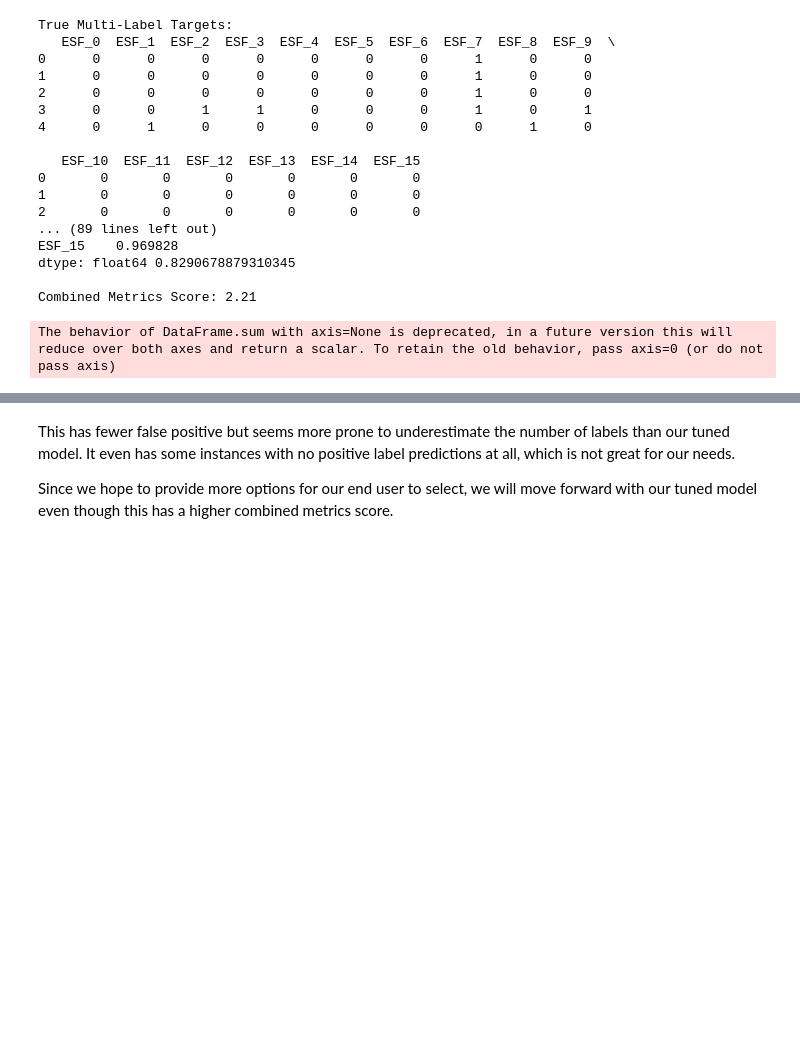
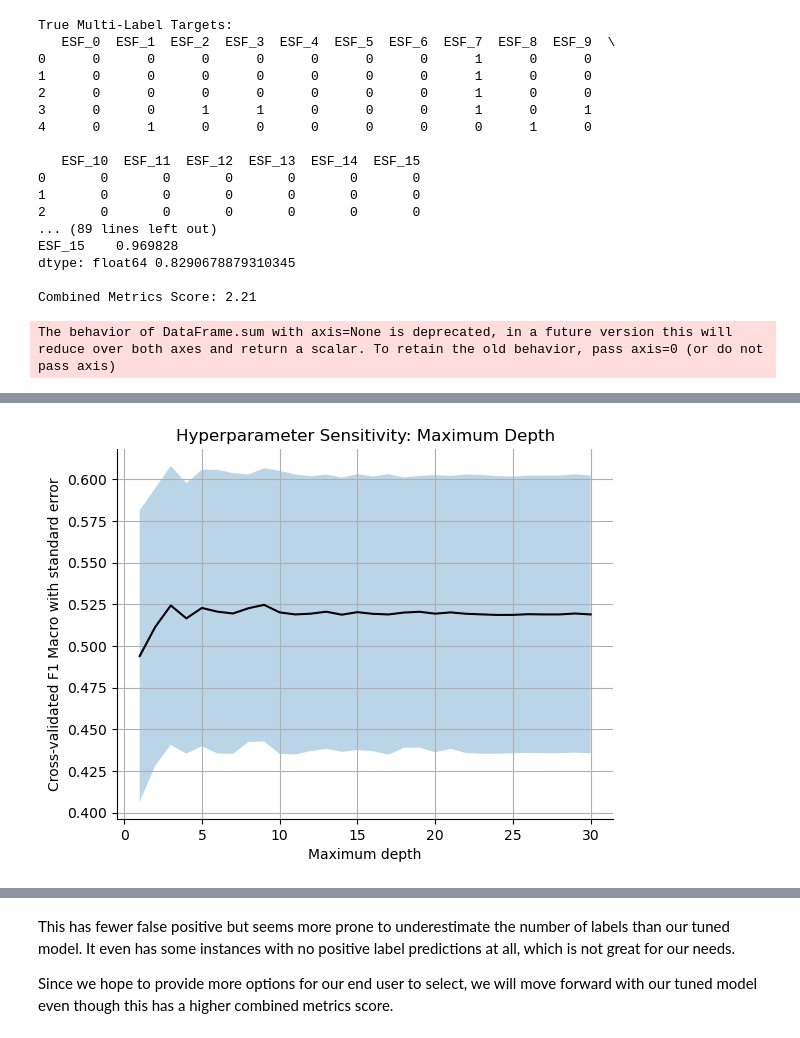
Before and after one commit to capstoneFA2025/FEMA-Recommender, a Jupyter notebook: multilabel_classification_model_selection_nontime.ipynb, the cells around one changed output, grey strips where cells are left out. Saved outputs shown, nothing was run; the diff lists cells and outputs as text; code cells hidden in the pictures; blank space fills up the shorter version.

Commit message:
added hyperparameter sensitivity and feature ablation

```diff
--- a/multilabel_classification_model_selection_nontime.ipynb
+++ b/multilabel_classification_model_selection_nontime.ipynb
@@ -989,0 +1008,3 @@ The behavior of DataFrame.sum with axis=None is deprecated, in a future version
+# %%
+best_params = study_brxgb_best_params_xgb.copy()
+best_params
@@ -989,0 +1023,39 @@ The behavior of DataFrame.sum with axis=None is deprecated, in a future version
+# %%
+depths = list(range(1,31,1))
+results = []
+for depth in depths:
+    best_params['max_depth'] = depth
+    clf = BinaryRelevance(
+        classifier= XGBClassifier(**best_params),
+    )
+    scores = cross_val_score(clf,
+                             X_train_transformed,
+                             y_train_transformed,
+                             cv = 10,
+                             scoring = F1_Macro_Avg,
+                             n_jobs = -1,
+                             )
+    mean_f1macro = np.mean(scores)
+    std_f1macro= np.std(scores)
+    results.append((depth, mean_f1macro, std_f1macro))
+
+df_results = pd.DataFrame(results,
+                          columns=['model_depth', 'mean_f1macro', 'std_f1macro'])
+# %%
+fig, ax = plt.subplots()
+plt.plot(df_results['model_depth'],
+         df_results['mean_f1macro'],
+         color='k')
+plt.fill_between(df_results['model_depth'],
+                 df_results['mean_f1macro']-df_results['std_f1macro'].abs(),
+                 df_results['mean_f1macro']+df_results['std_f1macro'].abs(),
+                 alpha=0.3)
+plt.xlabel('Maximum depth')
+plt.ylabel('Cross-validated F1 Macro with standard error')
+plt.title('Hyperparameter Sensitivity: Maximum Depth')
+ax.spines['top'].set_visible(False)
+ax.spines['right'].set_visible(False)
+plt.grid(True)
+plt.show()
+# %% [output]
+[figure, added]
```
Also changed, not shown: parts of 31 cells of this notebook.
